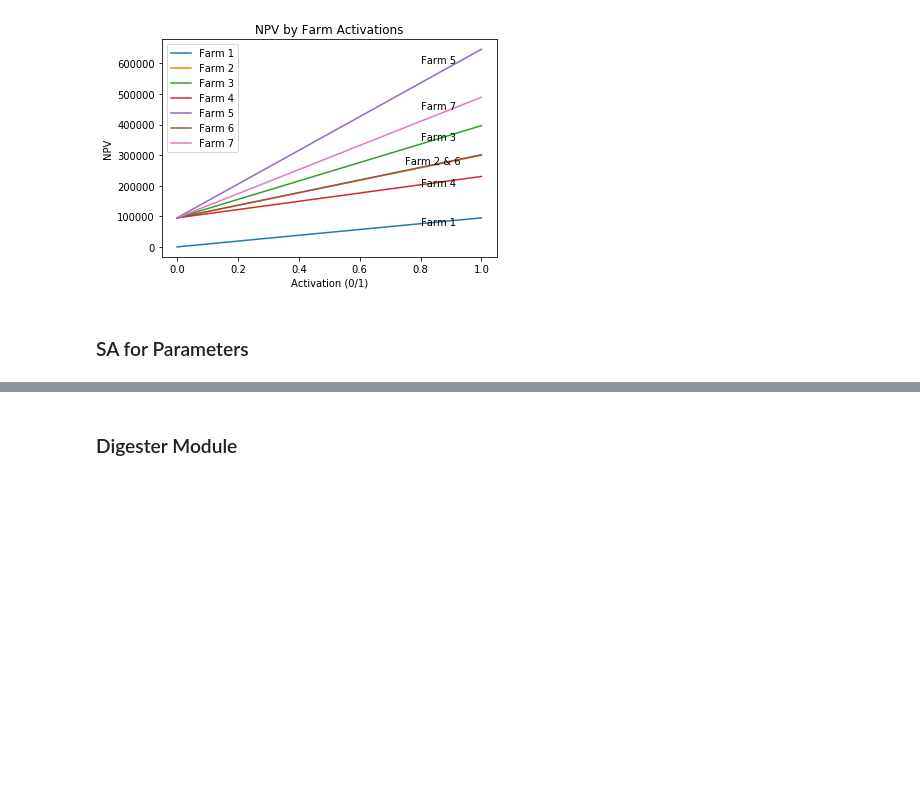
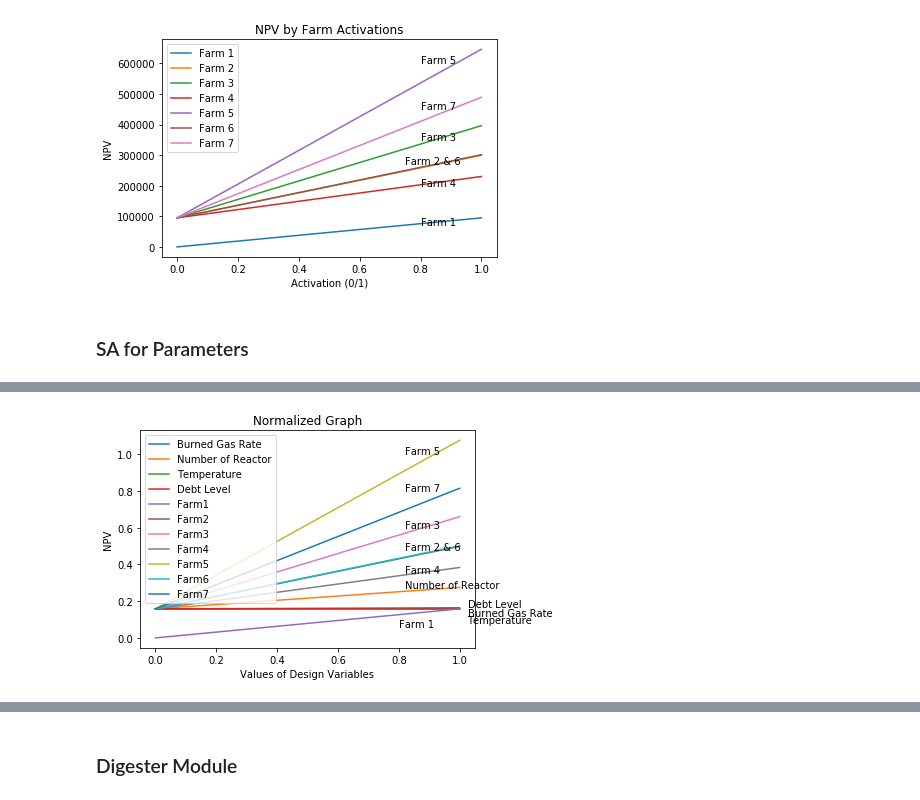
Before and after one commit to imbottlebird/mdo-biogas-project, a Jupyter notebook: sensitivity_analysis.ipynb, the cells around one changed output, grey strips where cells are left out. Cells and saved outputs as stored; diff of their text form; code cells hidden in the pictures; blank space fills up the shorter version.

```diff
--- a/sensitivity_analysis.ipynb
+++ b/sensitivity_analysis.ipynb
@@ -483,0 +570,36 @@ returned NPV for the cost of transport [94952.2243373749, 94952.2243373749, 9495
+# %%
+#PLOT
+#plt.figure(figsize=(10,10))
+plt.text(0.82, 0.27, 'Number of Reactor')
+plt.text(1.026, 0.17, 'Debt Level')
+plt.text(1.026, 0.12, 'Burned Gas Rate')
+plt.text(1.026, 0.08, 'Temperature')
+plt.text(0.82, 1, 'Farm 5')
+plt.text(0.82, 0.8, 'Farm 7')
+plt.text(0.82, 0.6, 'Farm 3')
+plt.text(0.82, 0.48, 'Farm 2 & 6')
+plt.text(0.82, 0.35, 'Farm 4')
+plt.text(0.8, 0.06, 'Farm 1')
+
+plt.plot(sc_bgrs, sc_dv0, label = "Burned Gas Rate")
+plt.plot(sc_ngs, sc_dv1, label = "Number of Reactor")
+plt.plot(sc_Tdigs, sc_dv2, label = "Temperature")
+plt.plot(sc_debts, sc_dv3, label = "Debt Level")
+plt.plot(sc_farm1, sc_dv4, label = "Farm1")
+plt.plot(sc_farm2, sc_dv5, label = "Farm2")
+plt.plot(sc_farm3, sc_dv6, label = "Farm3")
+plt.plot(sc_farm4, sc_dv7, label = "Farm4")
+plt.plot(sc_farm5, sc_dv8, label = "Farm5")
+plt.plot(sc_farm6, sc_dv9, label = "Farm6")
+plt.plot(sc_farm7, sc_dv10, label = "Farm7")
+plt.xlabel('Values of Design Variables')
+# Set the y axis label of the current axis.
+plt.ylabel('NPV')
+# Set a title of the current axes.
+plt.title('Normalized Graph')
+# show a legend on the plot
+plt.legend()
+# Display a figure.
+plt.show()
+# %% [output]
+[figure, added]
```
Also changed, not shown: parts of 12 cells of this notebook.
